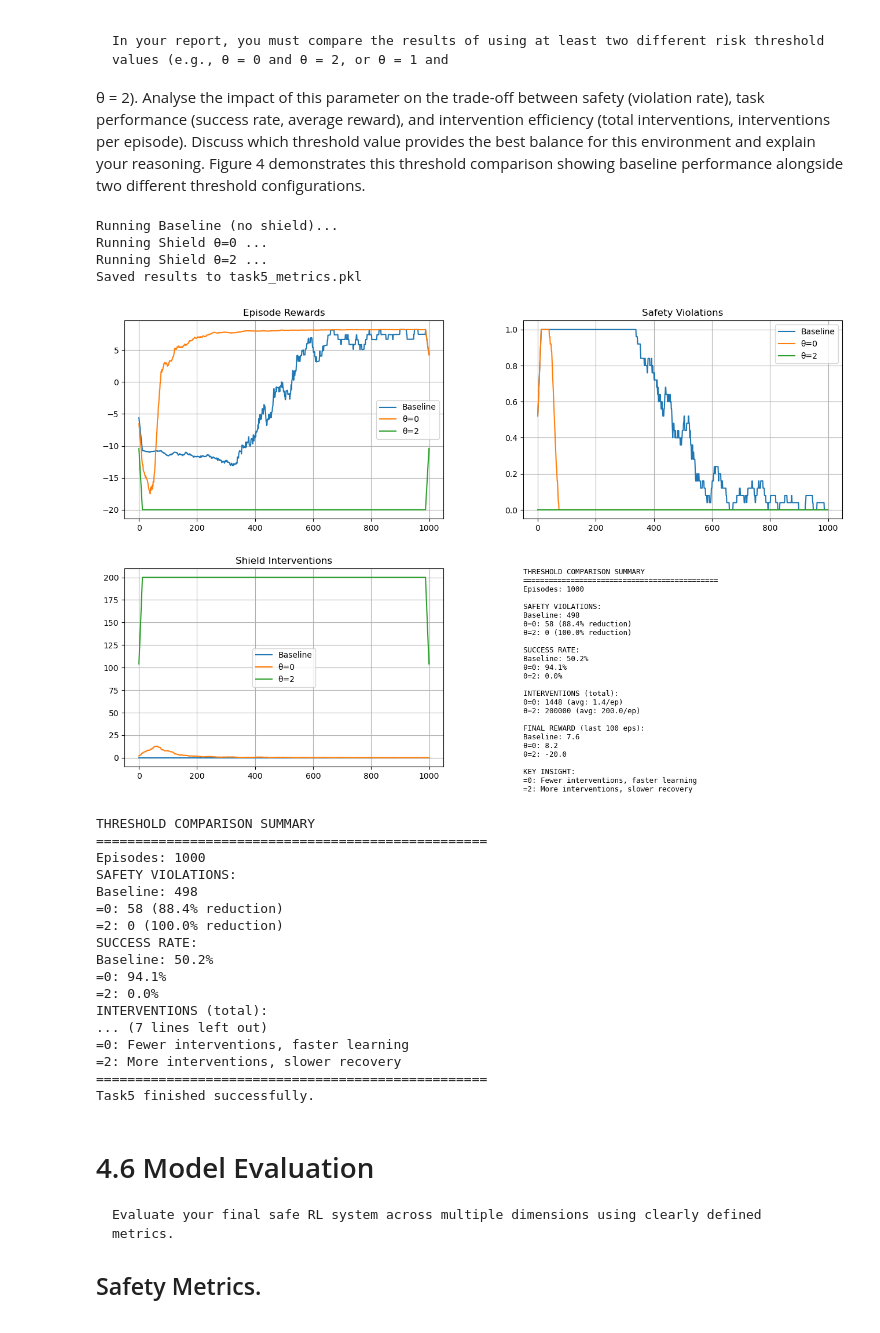
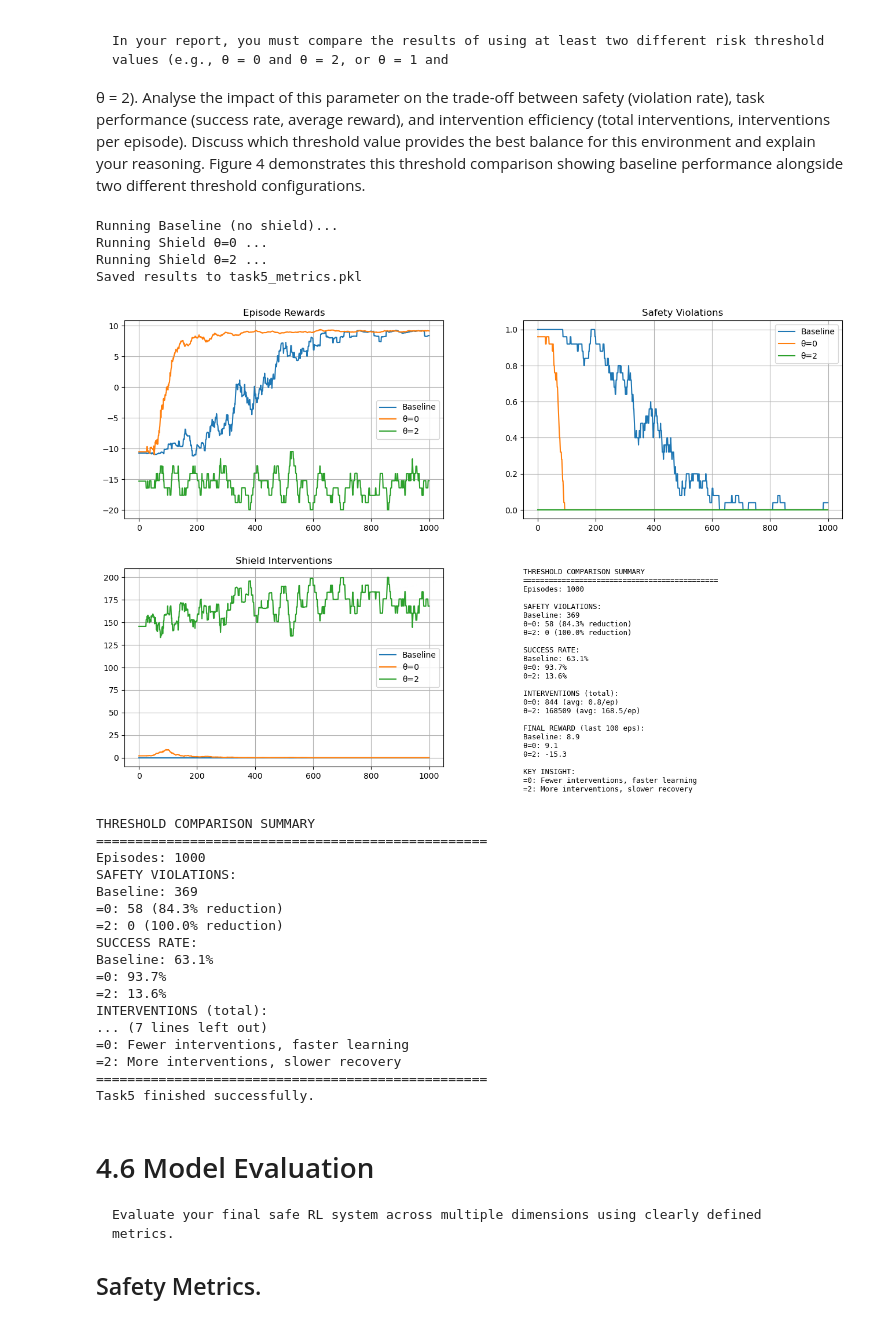
Before and after one commit to kurin0u0/9814, a Jupyter notebook: z5709922_assignment2/z5709922_assignment2.ipynb, the cells around one changed output. Cells and saved outputs as stored; diff of their text form; code cells hidden in the pictures.

```diff
--- a/z5709922_assignment2/z5709922_assignment2.ipynb
+++ b/z5709922_assignment2/z5709922_assignment2.ipynb
@@ -1259,7 +1257,7 @@ GAMMA = 0.99
 EPS_START = 1.0
 EPS_MIN = 0.01
 EPS_DECAY = 0.995
-SEED = 123
+SEED = 42
 THETAS = [0, 2]
 DEFAULT_THETA = 2
 MODEL_PATH = "safety_shield.pt"
@@ -1267,7 +1265,14 @@ DATA_PKL = "complete_intervention_dataset.pkl"
 DETERMINISTIC_TIE_ORDER = [0, 3, 1, 2]
 SMOOTH_WINDOW = 25
 
-
+# -------------------------
+# 可选：固定随机种子以减少额外随机性（并不改动超参的值）
+# -------------------------
+def set_global_seed(seed=SEED):
+    random.seed(seed)
+    np.random.seed(seed)
+    # 若使用 torch，请在主环境中也固定 torch 的种子（这里不启用 torch 以避免依赖）
+set_global_seed(SEED)
 
 # -------------------------
 # Serializable default factory
@@ -1451,9 +1456,20 @@ def run_all(env, feature_fn, model_path=MODEL_PATH, thetas=THETAS):
 # Plot and Summary
 # -------------------------
 def smooth(x, w=SMOOTH_WINDOW):
-    if w <= 1:
-        return x
-    return np.convolve(x, np.ones(w)/w, mode='same')
+    """Stable smoothing without boundary spikes."""
+    if w <= 1 or len(x) < w:
+        return np.array(x)
+
+    # 累积求和法更稳定，避免卷积边界伪波动
+    x = np.asarray(x, dtype=float)
+    cumsum = np.cumsum(np.insert(x, 0, 0))
+    smoothed = (cumsum[w:] - cumsum[:-w]) / float(w)
+
+    # 前段用首个有效均值填补，尾段用最后均值填补
+    pad_front = np.full(w - 1, smoothed[0])
+    pad_back = np.full(len(x) - len(smoothed) - (w - 1), smoothed[-1]) if len(smoothed) + (w - 1) < len(x) else []
+    smoothed = np.concatenate([pad_front, smoothed, pad_back])
+    return smoothed
 
 
 def plot_summary(results):
@@ -1588,49 +1604,46 @@ def print_threshold_summary(results):
     print("FINAL REWARD (last 100 episodes):")
     rb = np.mean(base["returns"][-100:])
     r0 = np.mean(t0["returns"][-100:])
     r2 = np.mean(t2["returns"][-100:])
     print(f"Baseline: {rb:.1f}")
     print(f"=0: {r0:.1f}")
     print(f"=2: {r2:.1f}")
 
     insight = "=0: Fewer interventions, faster learning\n=2: More interventions, slower recovery"
     print("KEY INSIGHT:")
     print(insight)
     print("=" * 50)
 
 
 # -------------------------
 # Main
 # -------------------------
 if __name__ == "__main__":
-    try:
-        env
-    except NameError:
-        env = SafeGridWorld(random_start=True)
+    env = SafeGridWorld(random_start=True)
 
     danger_map = load_danger_map(DATA_PKL)
     feature_fn = make_feature_fn(env, danger_map)
     results = run_all(env, feature_fn)
     plot_summary(results)
     print_threshold_summary(results)
     print("Task5 finished successfully.")
 # %% [output]
 Running Baseline (no shield)...
 Running Shield θ=0 ...
 Running Shield θ=2 ...
 Saved results to task5_metrics.pkl
-[figure, old version]
+[figure, new version]
 THRESHOLD COMPARISON SUMMARY
 ==================================================
 Episodes: 1000
 SAFETY VIOLATIONS:
-Baseline: 498
-=0: 58 (88.4% reduction)
+Baseline: 369
+=0: 58 (84.3% reduction)
 =2: 0 (100.0% reduction)
 SUCCESS RATE:
-Baseline: 50.2%
-=0: 94.1%
-=2: 0.0%
+Baseline: 63.1%
+=0: 93.7%
+=2: 13.6%
 INTERVENTIONS (total):
 ... (7 lines left out)
 =0: Fewer interventions, faster learning
```
Also changed, not shown: parts of 1 cell of this notebook, 4 other files.
